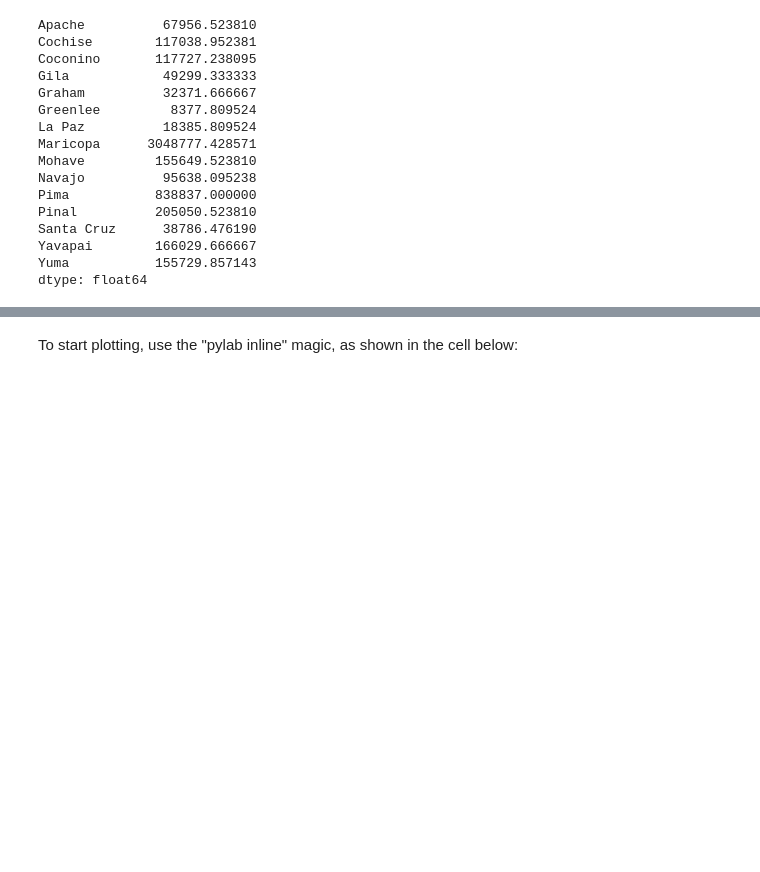
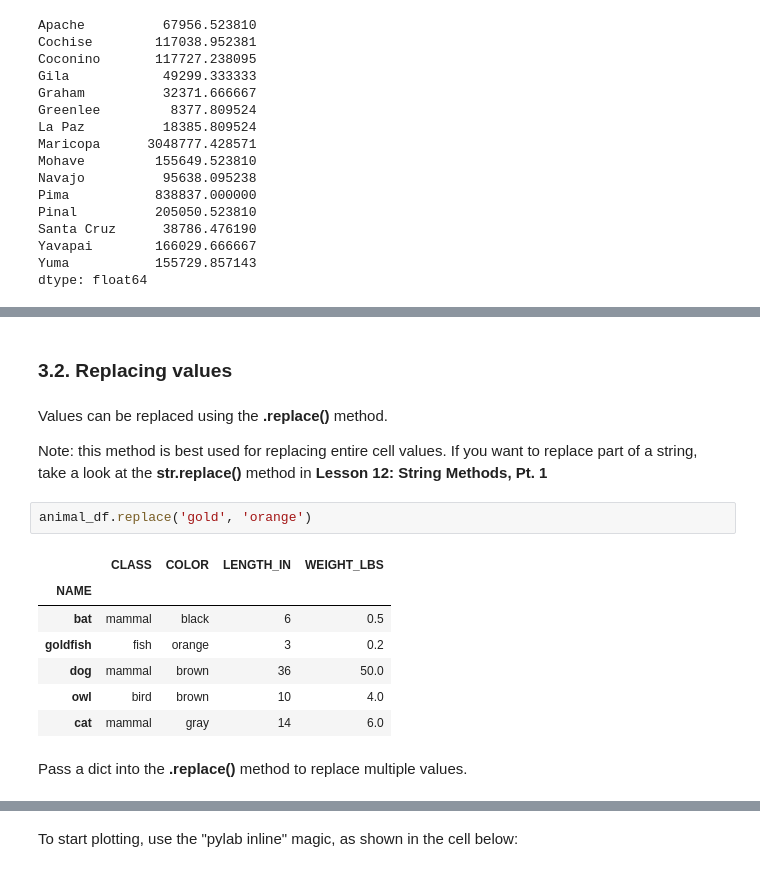
Before and after one commit to mdbartos/rinina_school, a Jupyter notebook: lessons/Lesson 03 | Basic excel-like operations.ipynb, the cells around one changed output, grey strips where cells are left out. Drawn from its saved outputs; the diff is of its cells as text; blank space fills up the shorter version.

```diff
--- a/lessons/Lesson 03 | Basic excel-like operations.ipynb
+++ b/lessons/Lesson 03 | Basic excel-like operations.ipynb
@@ -322,0 +438,18 @@ dtype: float64
+# %% [markdown]
+### 3.2. Replacing values
+# %% [markdown]
+Values can be replaced using the <b>.replace()</b> method.
+
+Note: this method is best used for replacing entire cell values. If you want to replace part of a string, take a look at the <b>str.replace()</b> method in <b>Lesson 12: String Methods, Pt. 1</b>
+# %%
+animal_df.replace('gold', 'orange')
+# %% [output]
+|  | CLASS | COLOR | LENGTH_IN | WEIGHT_LBS |
+| NAME |  |  |  |  |
+| bat | mammal | black | 6 | 0.5 |
+| goldfish | fish | orange | 3 | 0.2 |
+| dog | mammal | brown | 36 | 50.0 |
+| owl | bird | brown | 10 | 4.0 |
+| cat | mammal | gray | 14 | 6.0 |
+# %% [markdown]
+Pass a dict into the <b>.replace()</b> method to replace multiple values.
```
Also changed, not shown: parts of 48 cells of this notebook, 1 other file.
